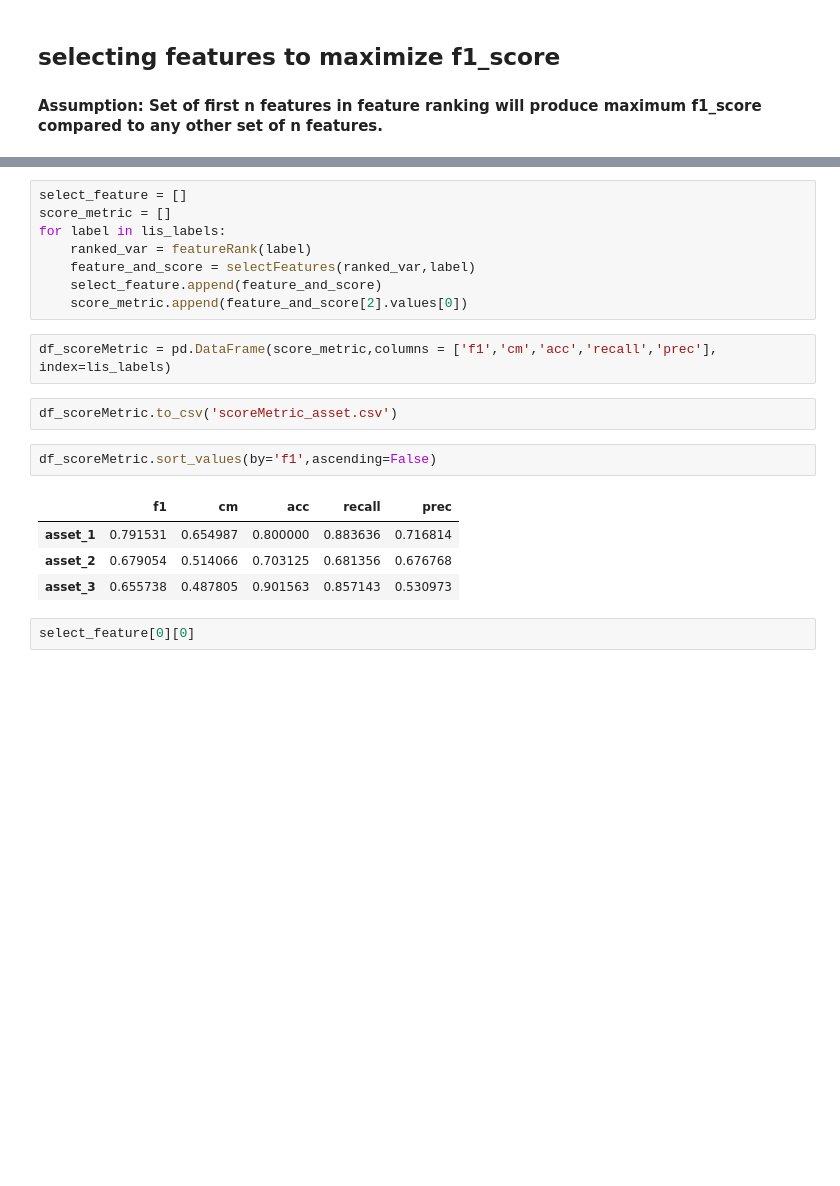
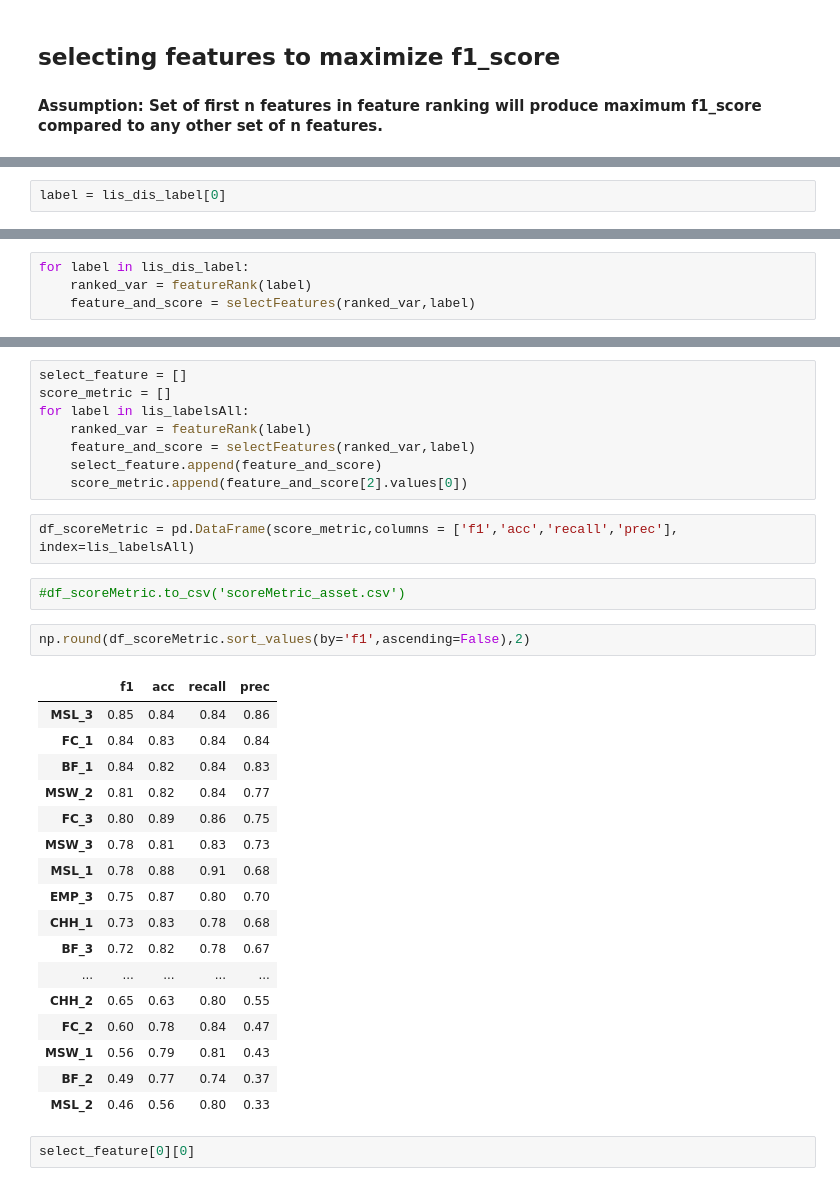
Before and after one commit to agdeva8/satellite_data, a Jupyter notebook: dist_finshed_code/logreg_modi_nlPca_final_da-exp.ipynb, the cells around one changed output, grey strips where cells are left out. Drawn from its saved outputs; the diff is of its cells as text; blank space fills up the shorter version.

```diff
--- a/dist_finshed_code/logreg_modi_nlPca_final_da-exp.ipynb
+++ b/dist_finshed_code/logreg_modi_nlPca_final_da-exp.ipynb
@@ -343,0 +473,2 @@ def selectFeatures(ranked_var,label):
+# %%
+label = lis_dis_label[0]
@@ -343,0 +489,4 @@ def selectFeatures(ranked_var,label):
+# %%
+for label in lis_dis_label:
+    ranked_var = featureRank(label)
+    feature_and_score = selectFeatures(ranked_var,label)
@@ -344,22 +502,35 @@ def selectFeatures(ranked_var,label):
 # %%
 select_feature = []
 score_metric = []
-for label in lis_labels:
+for label in lis_labelsAll:
     ranked_var = featureRank(label)
     feature_and_score = selectFeatures(ranked_var,label)
     select_feature.append(feature_and_score)
     score_metric.append(feature_and_score[2].values[0])
 # %%
-df_scoreMetric = pd.DataFrame(score_metric,columns = ['f1','cm','acc','recall','prec'], index=lis_labels)
+df_scoreMetric = pd.DataFrame(score_metric,columns = ['f1','acc','recall','prec'], index=lis_labelsAll)
 # %%
-df_scoreMetric.to_csv('scoreMetric_asset.csv')
+#df_scoreMetric.to_csv('scoreMetric_asset.csv')
 # %%
-df_scoreMetric.sort_values(by='f1',ascending=False)
+np.round(df_scoreMetric.sort_values(by='f1',ascending=False),2)
 # %% [output]
-|  | f1 | cm | acc | recall | prec |
-| asset_1 | 0.791531 | 0.654987 | 0.800000 | 0.883636 | 0.716814 |
-| asset_2 | 0.679054 | 0.514066 | 0.703125 | 0.681356 | 0.676768 |
-| asset_3 | 0.655738 | 0.487805 | 0.901563 | 0.857143 | 0.530973 |
+|  | f1 | acc | recall | prec |
+| MSL_3 | 0.85 | 0.84 | 0.84 | 0.86 |
+| FC_1 | 0.84 | 0.83 | 0.84 | 0.84 |
+| BF_1 | 0.84 | 0.82 | 0.84 | 0.83 |
+| MSW_2 | 0.81 | 0.82 | 0.84 | 0.77 |
+| FC_3 | 0.80 | 0.89 | 0.86 | 0.75 |
+| MSW_3 | 0.78 | 0.81 | 0.83 | 0.73 |
+| MSL_1 | 0.78 | 0.88 | 0.91 | 0.68 |
+| EMP_3 | 0.75 | 0.87 | 0.80 | 0.70 |
+| CHH_1 | 0.73 | 0.83 | 0.78 | 0.68 |
+| BF_3 | 0.72 | 0.82 | 0.78 | 0.67 |
+| ... | ... | ... | ... | ... |
+| CHH_2 | 0.65 | 0.63 | 0.80 | 0.55 |
+| FC_2 | 0.60 | 0.78 | 0.84 | 0.47 |
+| MSW_1 | 0.56 | 0.79 | 0.81 | 0.43 |
+| BF_2 | 0.49 | 0.77 | 0.74 | 0.37 |
+| MSL_2 | 0.46 | 0.56 | 0.80 | 0.33 |
 # %%
 select_feature[0][0]
 # %%
```
Also changed, not shown: parts of 28 cells of this notebook, 30 other files.
